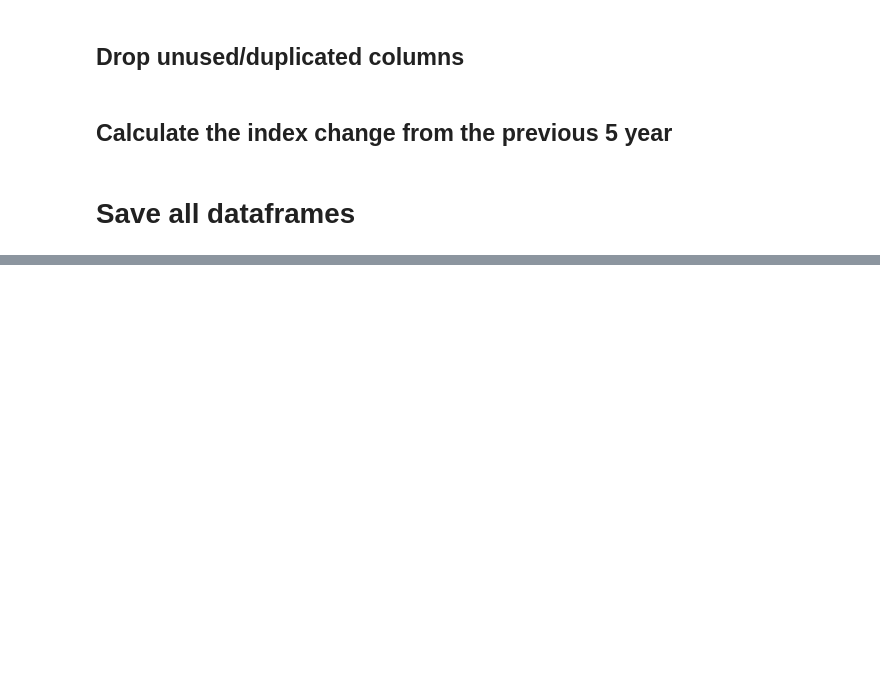
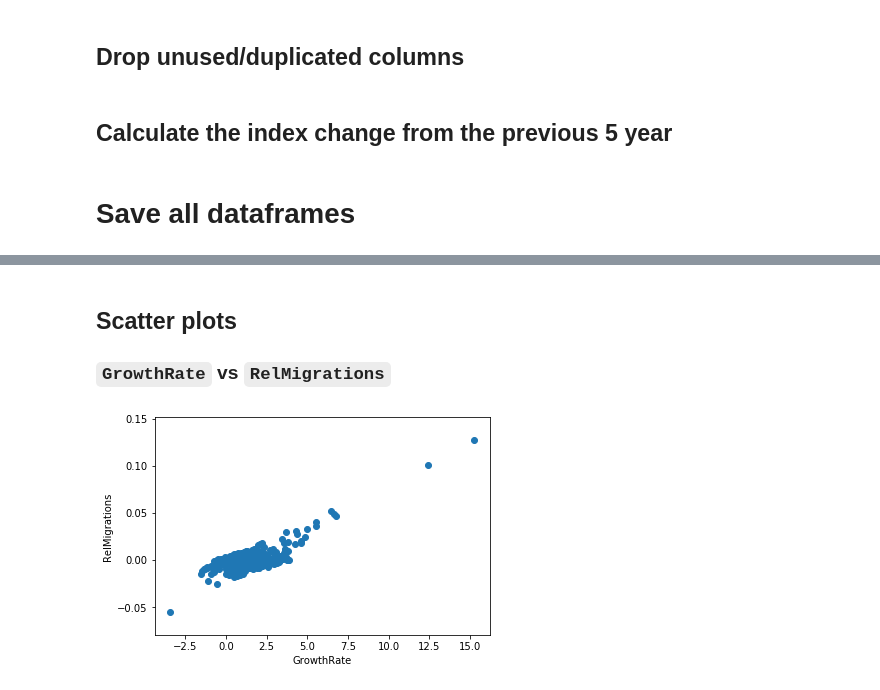
Before and after one commit to oStritze/dopp3, a Jupyter notebook: src/total.ipynb, the cells around one changed output, grey strips where cells are left out. Cells and saved outputs as stored; diff of their text form; code cells hidden in the pictures; blank space fills up the shorter version.

```diff
--- a/src/total.ipynb
+++ b/src/total.ipynb
@@ -165,0 +329,10 @@ full_set.to_csv(index=False, path_or_buf="../data/clean/full_set.csv")
+# %% [markdown]
+## Scatter plots
+### `GrowthRate` vs `RelMigrations`
+# %%
+plt.scatter(x=full_set["GrowthRate"], y=full_set["RelMigrations"])
+plt.xlabel("GrowthRate")
+plt.ylabel("RelMigrations")
+plt.show()
+# %% [output]
+[figure, added]
```
Also changed, not shown: parts of 31 cells of this notebook, 3 other files.
